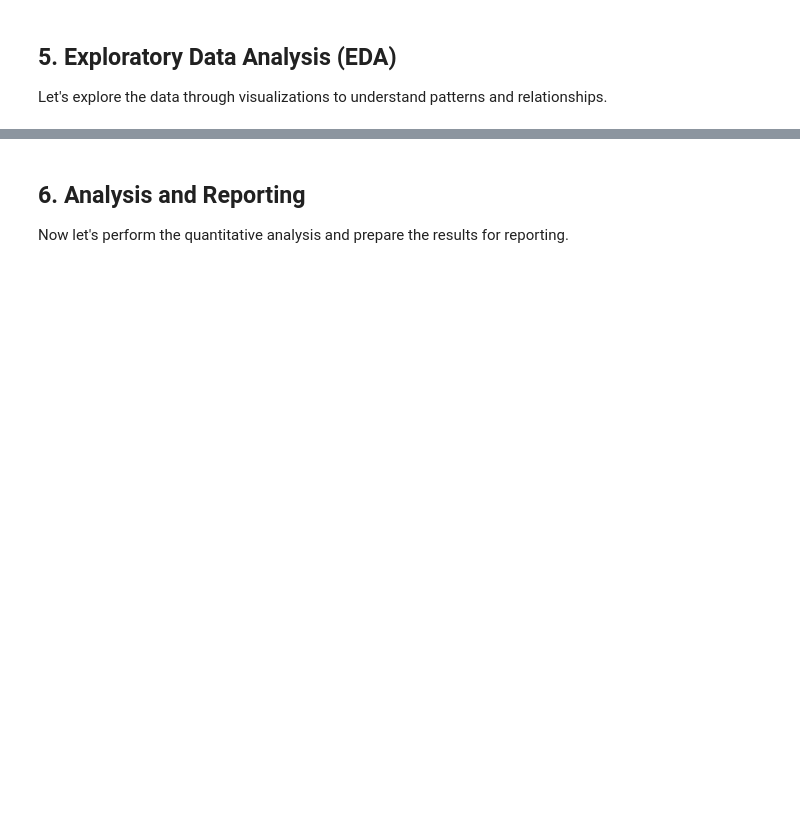
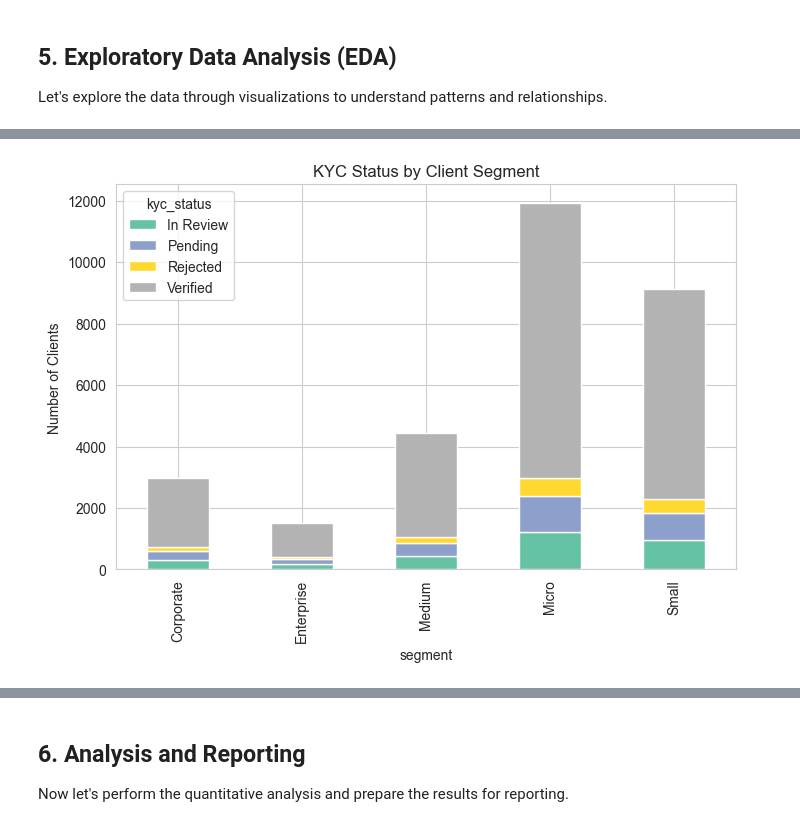
Before and after one commit to thembani47/UbuntuBankSA, a Jupyter notebook: Notebook/exploratory data analysis.ipynb, the cells around one changed output, grey strips where cells are left out. Cells and saved outputs as stored; diff of their text form; code cells hidden in the pictures; blank space fills up the shorter version.

```diff
--- a/Notebook/exploratory data analysis.ipynb
+++ b/Notebook/exploratory data analysis.ipynb
@@ -249,30 +42,19 @@ Helper functions defined
 
 Now let's connect to Supabase and load the necessary tables for our analysis.
 # %%
-sb = get_client()
-print("Connected to Supabase")
-as_of_date = date.today()
+def fetch_table(conn, table_name):
+    """Fetch table from DuckDB if it exists"""
+    try:
+        return conn.execute(f"SELECT * FROM {table_name}").fetchdf()
+    except Exception:
+        print(f"Table {table_name} does not exist in DuckDB.")
+        return pd.DataFrame()
 
-# Load data from Supabase (all rows)
-print("Loading dim_client data...")
-dim_client = try_fetch_dim_client(sb)
+dim_client = fetch_table(conn, "dim_client")
+fact_client_monthly = fetch_table(conn, "fact_client_monthly")
+fact_txn_daily = fetch_table(conn, "fact_transactions_daily")
 
-print("Loading fact_product_adoption data...")
-fpa = fetch_all_rows(sb, "fact_product_adoption")
-
-print("Loading fact_client_monthly data...")
-fcm = fetch_all_rows(sb, "fact_client_monthly")
-
-print("Loading dim_industry data...")
-dim_industry = fetch_all_rows(sb, "dim_industry")
-
-# Check if we have the required data
-if dim_client.empty or fpa.empty or fcm.empty:
-    raise SystemExit("One or more required tables returned no data: dim_client(s), fact_product_adoption, fact_client_monthly")
-
-print("Data loaded successfully")
 print(f"dim_client shape: {dim_client.shape}")
-print(f"fact_product_adoption shape: {fpa.shape}")
-print(f"fact_client_monthly shape: {fcm.shape}")
-print(f"dim_industry shape: {dim_industry.shape if not dim_industry.empty else 'Empty'}")
+print(f"fact_client_monthly shape: {fact_client_monthly.shape}")
+print(f"fact_txn_daily shape: {fact_txn_daily.shape}")
 # %% [output]
@@ -382 +156,11 @@ Let's explore the data through visualizations to understand patterns and relatio
+# %%
+kyc_seg = dim_client.groupby(["segment","kyc_status"]).size().reset_index(name="count")
+kyc_pivot = kyc_seg.pivot(index="segment", columns="kyc_status", values="count").fillna(0)
+
+kyc_pivot.plot(kind="bar", stacked=True, figsize=(8,5), colormap="Set2")
+plt.title("KYC Status by Client Segment")
+plt.ylabel("Number of Clients")
+plt.show()
+# %% [output]
+[figure, added]
 # %%
```
Also changed, not shown: parts of 16 cells of this notebook, 10 other files.
